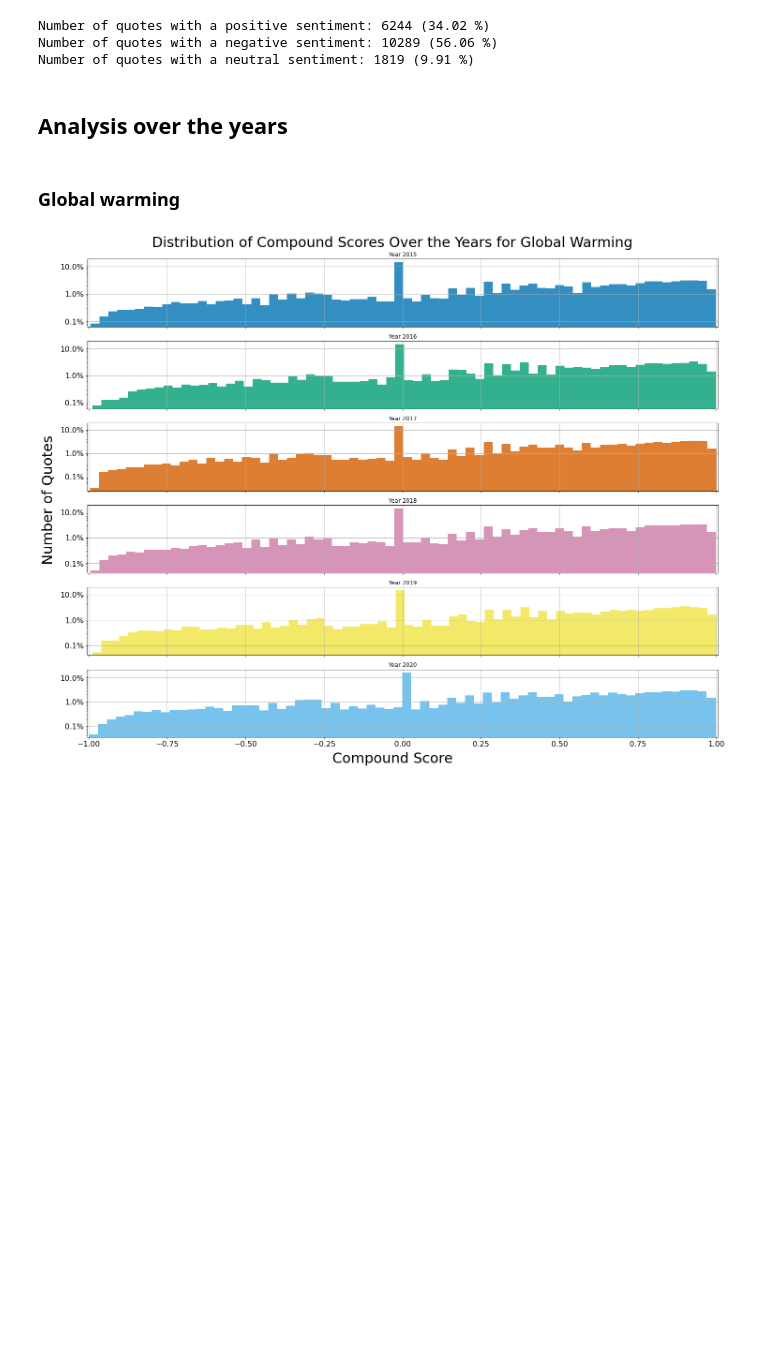
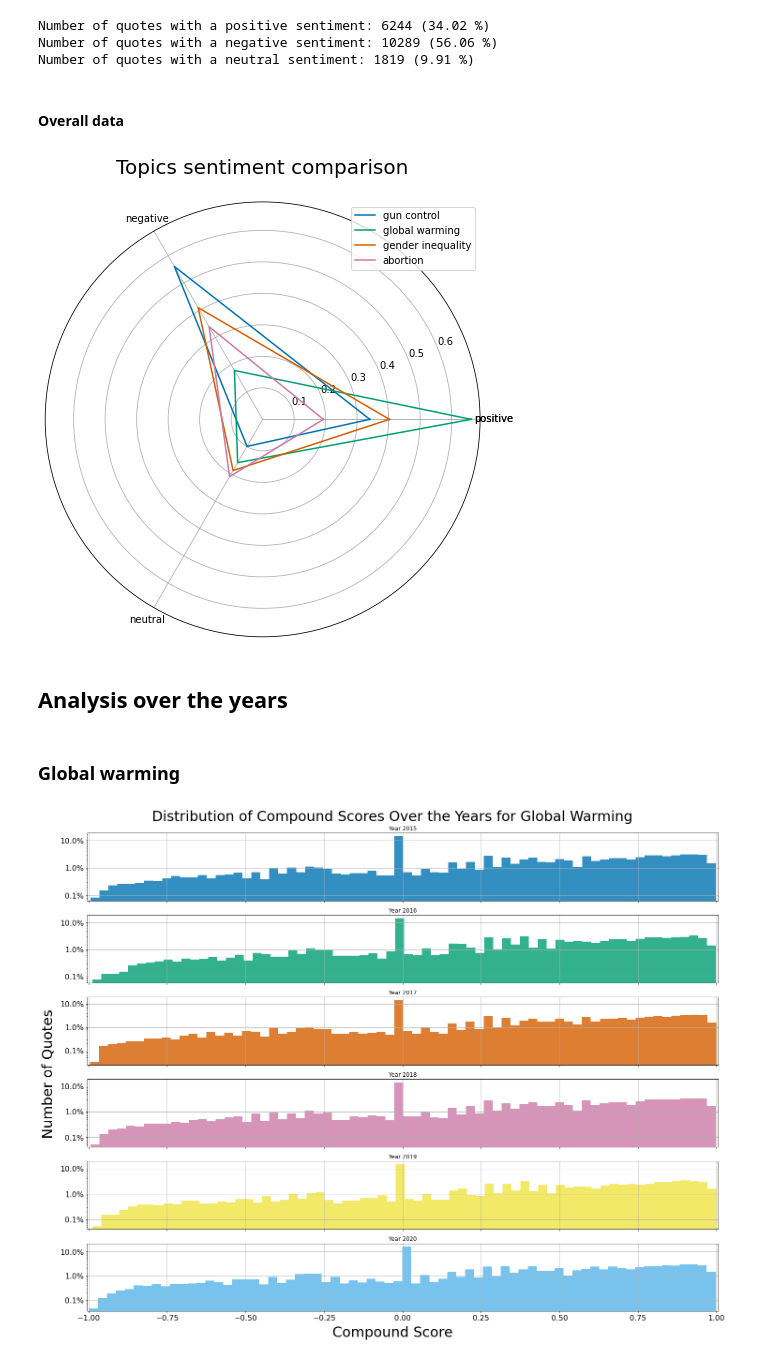
Before and after one commit to epfl-ada/ada-2021-project-272, a Jupyter notebook: Project.ipynb, the cells around one changed output. Cells and saved outputs as stored; diff of their text form; code cells hidden in the pictures; blank space fills up the shorter version.

```diff
--- a/Project.ipynb
+++ b/Project.ipynb
@@ -209,7 +209,7 @@ None
 # %% [output]
 [figure]
 # %%
-positive=ab_sent[ab_sent['compound scores']>=0.05]
-negative=ab_sent[ab_sent['compound scores']<=-0.05]
-neutral=ab_sent[np.abs(ab_sent['compound scores'])< 0.05]
+positive_ab=ab_sent[ab_sent['compound scores']>=0.05]
+negative_ab=ab_sent[ab_sent['compound scores']<=-0.05]
+neutral_ab=ab_sent[np.abs(ab_sent['compound scores'])< 0.05]
 # %%
@@ -323,7 +323,7 @@ None
 # %% [output]
 [figure]
 # %%
-positive=gi_sent[gi_sent['compound scores']>=0.05]
-negative=gi_sent[gi_sent['compound scores']<=-0.05]
-neutral=gi_sent[np.abs(gi_sent['compound scores'])< 0.05]
+positive_gi=gi_sent[gi_sent['compound scores']>=0.05]
+negative_gi=gi_sent[gi_sent['compound scores']<=-0.05]
+neutral_gi=gi_sent[np.abs(gi_sent['compound scores'])< 0.05]
 # %%
@@ -434,7 +434,7 @@ None
 # %% [output]
 [figure]
 # %%
-positive=gc_sent[gc_sent['compound scores']>=0.05]
-negative=gc_sent[gc_sent['compound scores']<=-0.05]
-neutral=gc_sent[np.abs(gc_sent['compound scores'])< 0.05]
+positive_gc=gc_sent[gc_sent['compound scores']>=0.05]
+negative_gc=gc_sent[gc_sent['compound scores']<=-0.05]
+neutral_gc=gc_sent[np.abs(gc_sent['compound scores'])< 0.05]
 # %%
@@ -482,6 +482,36 @@ print('Number of quotes with a neutral sentiment: {0} ({1} %)'.format(neutral.sh
 Number of quotes with a positive sentiment: 6244 (34.02 %)
 Number of quotes with a negative sentiment: 10289 (56.06 %)
 Number of quotes with a neutral sentiment: 1819 (9.91 %)
+# %% [markdown]
+#### Overall data
+# %%
+categories = ['positive','negative','neutral']
+categories = [*categories, categories[0]]
+
+gc_stat = [positive_gc.shape[0]/gc_sent.shape[0],negative_gc.shape[0]/gc_sent.shape[0],neutral_gc.shape[0]/gc_sent.shape[0]]
+gw_stat = [positive_gw.shape[0]/gw_sent.shape[0],negative_gw.shape[0]/gw_sent.shape[0],neutral_gw.shape[0]/gw_sent.shape[0]]
+gi_stat = [positive_gi.shape[0]/gi_sent.shape[0],negative_gi.shape[0]/gi_sent.shape[0],neutral_gi.shape[0]/gi_sent.shape[0]]
+ab_stat = [positive_gc.shape[0]/ab_sent.shape[0],negative_ab.shape[0]/ab_sent.shape[0],neutral_ab.shape[0]/ab_sent.shape[0]]
+
+gc_stat = [*gc_stat, gc_stat[0]]
+gw_stat = [*gw_stat, gw_stat[0]]
+gi_stat = [*gi_stat, gi_stat[0]]
+ab_stat = [*ab_stat, ab_stat[0]]
+
+label_loc = np.linspace(start=0, stop=2 * np.pi, num=len(gc_stat))
+
+plt.figure(figsize=(8, 8))
+plt.subplot(polar=True)
+plt.plot(label_loc, gc_stat, label='gun control')
+plt.plot(label_loc, gw_stat, label='global warming')
+plt.plot(label_loc, gi_stat, label='gender inequality')
+plt.plot(label_loc, ab_stat, label='abortion')
+plt.title('Topics sentiment comparison', size=20, y=1.05)
+lines, labels = plt.thetagrids(np.degrees(label_loc), labels=categories)
+plt.legend()
+plt.show()
+# %% [output]
+[figure, added]
 # %% [markdown]
 ## Analysis over the years
 # %% [markdown]
```
Also changed, not shown: parts of 33 cells of this notebook.
